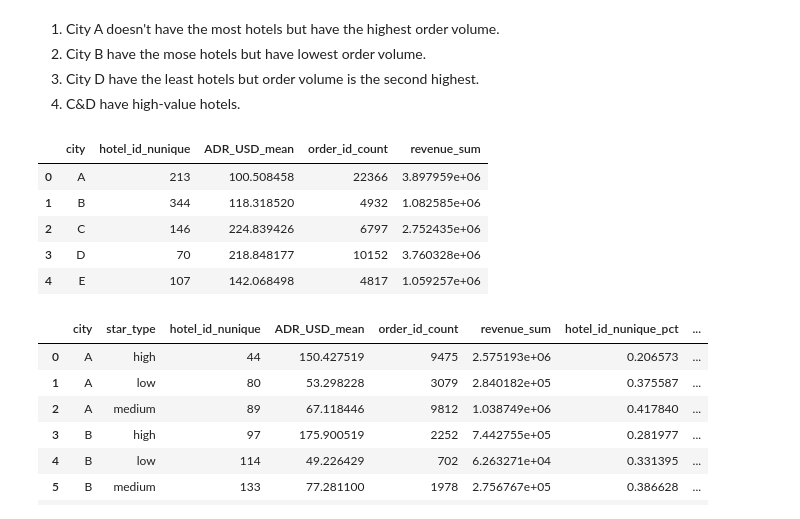
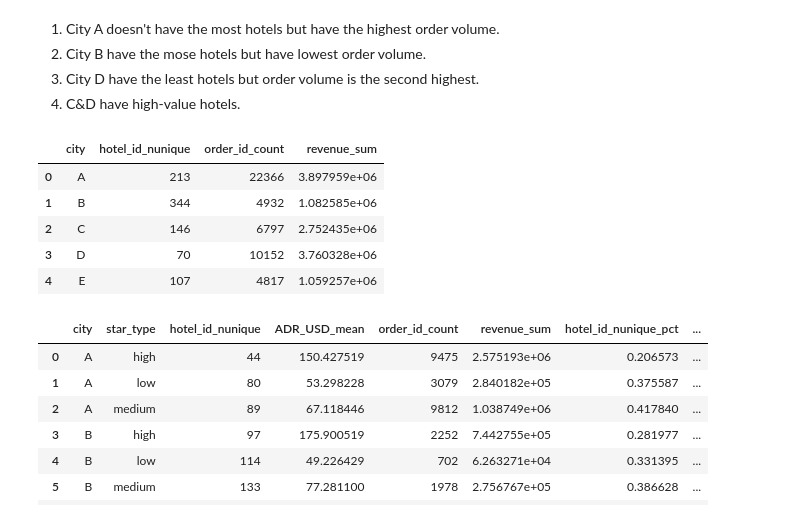
Before and after one commit to heimmer/profile, a Jupyter notebook: Case_Study.ipynb, the cells around one changed output. Saved outputs shown, nothing was run; the diff lists cells and outputs as text; code cells hidden in the pictures.

```diff
--- a/Case_Study.ipynb
+++ b/Case_Study.ipynb
@@ -80,6 +81,7 @@ b = b.rename(columns={'accommadation_type_name':'accommodation_type_name'})
 def construct_dataset(df_read,city_name):
   df = df_read.copy()
   df['days_book_in_advance'] = (df['checkin_date'] - df['booking_date']).dt.days
+  df.loc[df['days_book_in_advance'] == -1, 'days_book_in_advance'] = 0
   df['weeks_book_in_advance'] = df['days_book_in_advance']//7+1
   df['stay_nights'] = (df['checkout_date'] - df['checkin_date']).dt.days
   df['booking_dow'] = df['booking_date'].dt.dayofweek+1
@@ -132,9 +127,0 @@ all_df.groupby(['hotel_id','checkin_date','star_rating','accommodation_type_name
-# %%
-groupby = ['hotel_id','star_rating','accommodation_type_name','chain_hotel','checkin_date']
-agg = {
-    'order_id':'count'
-   ,'stay_nights':'sum'
-   ,'revenue':'sum'
-}
-hotel_checkindate = agg_func(all_df,groupby,agg)
-hotel_checkindate.head()
@@ -431,20 +1737,19 @@ plt.xticks(rotation=0)
 # %%
 groupby = ['city']
 agg = {
     'hotel_id':'nunique'
-    ,'ADR_USD':'mean'
     ,'order_id':'count'
     ,'revenue':'sum'
 }
 city = agg_func(all_df,groupby,agg)
 city
 # %% [output]
-|  | city | hotel_id_nunique | ADR_USD_mean | order_id_count | revenue_sum |
-| 0 | A | 213 | 100.508458 | 22366 | 3.897959e+06 |
-| 1 | B | 344 | 118.318520 | 4932 | 1.082585e+06 |
-| 2 | C | 146 | 224.839426 | 6797 | 2.752435e+06 |
-| 3 | D | 70 | 218.848177 | 10152 | 3.760328e+06 |
-| 4 | E | 107 | 142.068498 | 4817 | 1.059257e+06 |
+|  | city | hotel_id_nunique | order_id_count | revenue_sum |
+| 0 | A | 213 | 22366 | 3.897959e+06 |
+| 1 | B | 344 | 4932 | 1.082585e+06 |
+| 2 | C | 146 | 6797 | 2.752435e+06 |
+| 3 | D | 70 | 10152 | 3.760328e+06 |
+| 4 | E | 107 | 4817 | 1.059257e+06 |
 # %%
 groupby = ['city','star_type']
 agg = {
```
Also changed, not shown: parts of 103 cells of this notebook.
